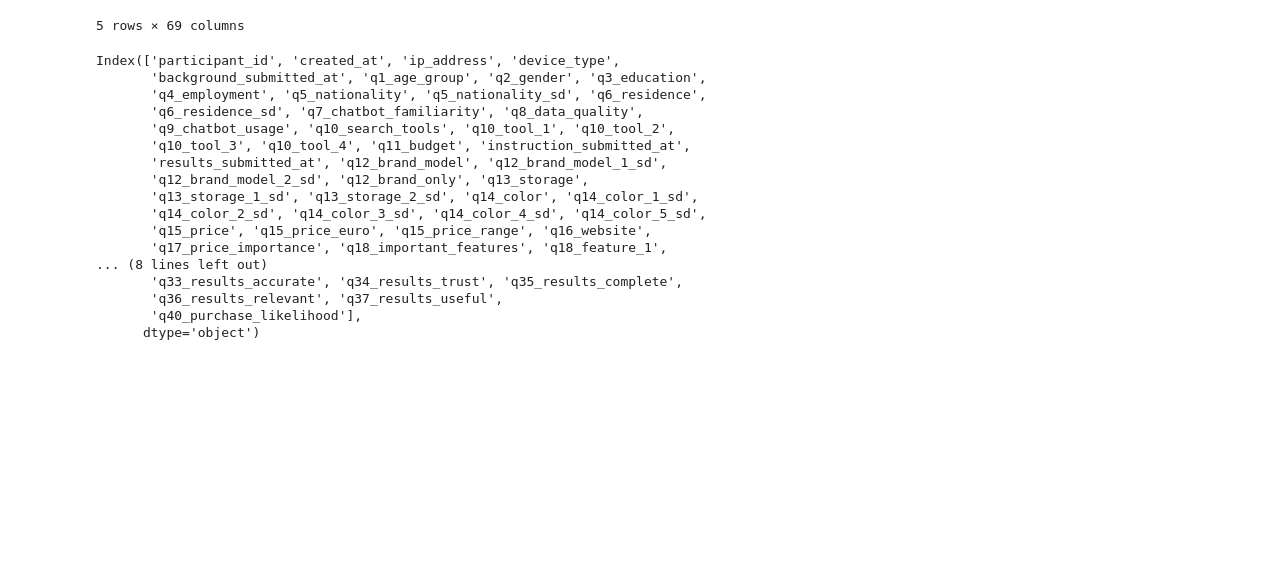
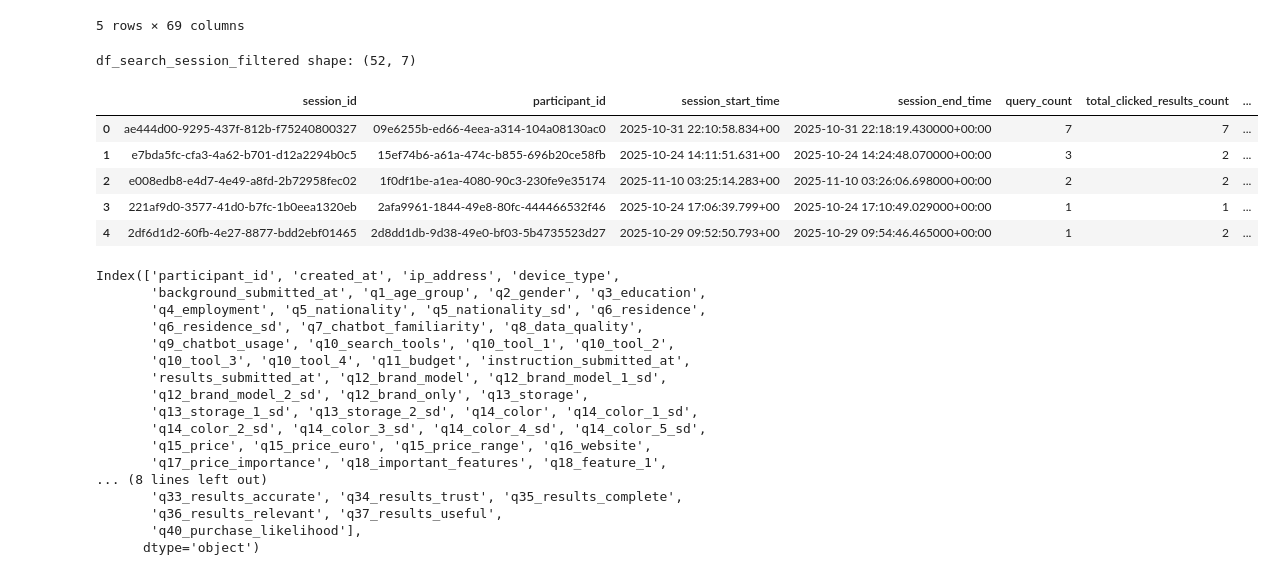
Before and after one commit to kaki1995/Advanced-Project-Study-TUM-GG-Istanbul, a Jupyter notebook: regression_analysis.ipynb, the cells around one changed output. Drawn from its saved outputs; the diff is of its cells as text; code cells hidden in the pictures; blank space fills up the shorter version.

```diff
--- a/regression_analysis.ipynb
+++ b/regression_analysis.ipynb
@@ -82,6 +61,21 @@ df_gg_surveys shape: (52, 69)
 | 3 | 2afa9961-1844-49e8-80fc-444466532f46 | 25-34 | Female | Master's degree | Employed | Russian | ... |
 | 4 | 2d8dd1db-9d38-49e0-bf03-5b4735523d27 | 18-24 | Female | High school or below | Student | Swiss | ... |
 5 rows × 69 columns
+# %%
+# Load the df_search_session_filtered.csv file
+data_dir = Path('google_exports')
+df_search_session_filtered = pd.read_csv(data_dir / 'df_search_session_filtered.csv', sep=',')
+print(f"df_search_session_filtered shape: {df_search_session_filtered.shape}")
+# Preview the dataset
+df_search_session_filtered.head()
+# %% [output]
+df_search_session_filtered shape: (52, 7)
+|  | session_id | participant_id | session_start_time | session_end_time | query_count | total_clicked_results_count | ... |
+| 0 | ae444d00-9295-437f-812b-f75240800327 | 09e6255b-ed66-4eea-a314-104a08130ac0 | 2025-10-31 22:10:58.834+00 | 2025-10-31 22:18:19.430000+00:00 | 7 | 7 | ... |
+| 1 | e7bda5fc-cfa3-4a62-b701-d12a2294b0c5 | 15ef74b6-a61a-474c-b855-696b20ce58fb | 2025-10-24 14:11:51.631+00 | 2025-10-24 14:24:48.070000+00:00 | 3 | 2 | ... |
+| 2 | e008edb8-e4d7-4e49-a8fd-2b72958fec02 | 1f0df1be-a1ea-4080-90c3-230fe9e35174 | 2025-11-10 03:25:14.283+00 | 2025-11-10 03:26:06.698000+00:00 | 2 | 2 | ... |
+| 3 | 221af9d0-3577-41d0-b7fc-1b0eea1320eb | 2afa9961-1844-49e8-80fc-444466532f46 | 2025-10-24 17:06:39.799+00 | 2025-10-24 17:10:49.029000+00:00 | 1 | 1 | ... |
+| 4 | 2df6d1d2-60fb-4e27-8877-bdd2ebf01465 | 2d8dd1db-9d38-49e0-bf03-5b4735523d27 | 2025-10-29 09:52:50.793+00 | 2025-10-29 09:54:46.465000+00:00 | 1 | 2 | ... |
 # %%
 df_chat_surveys.columns
 # %% [output]
```
Also changed, not shown: parts of 15 cells of this notebook, 1 other file.
